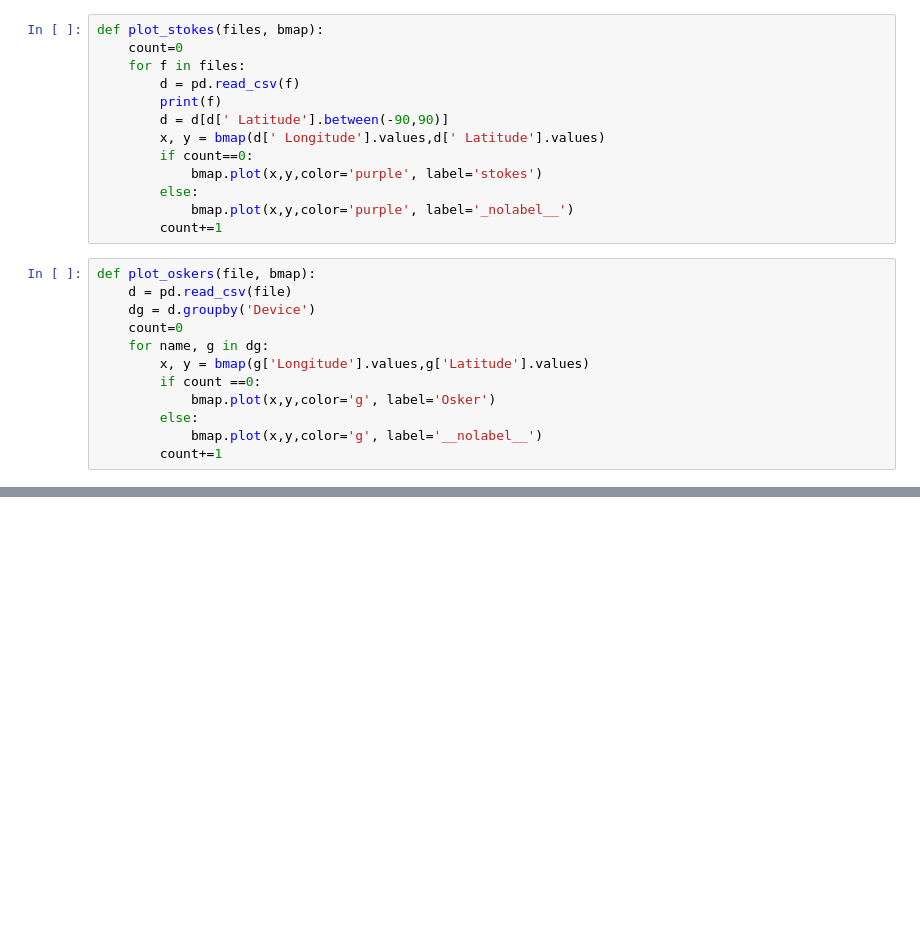
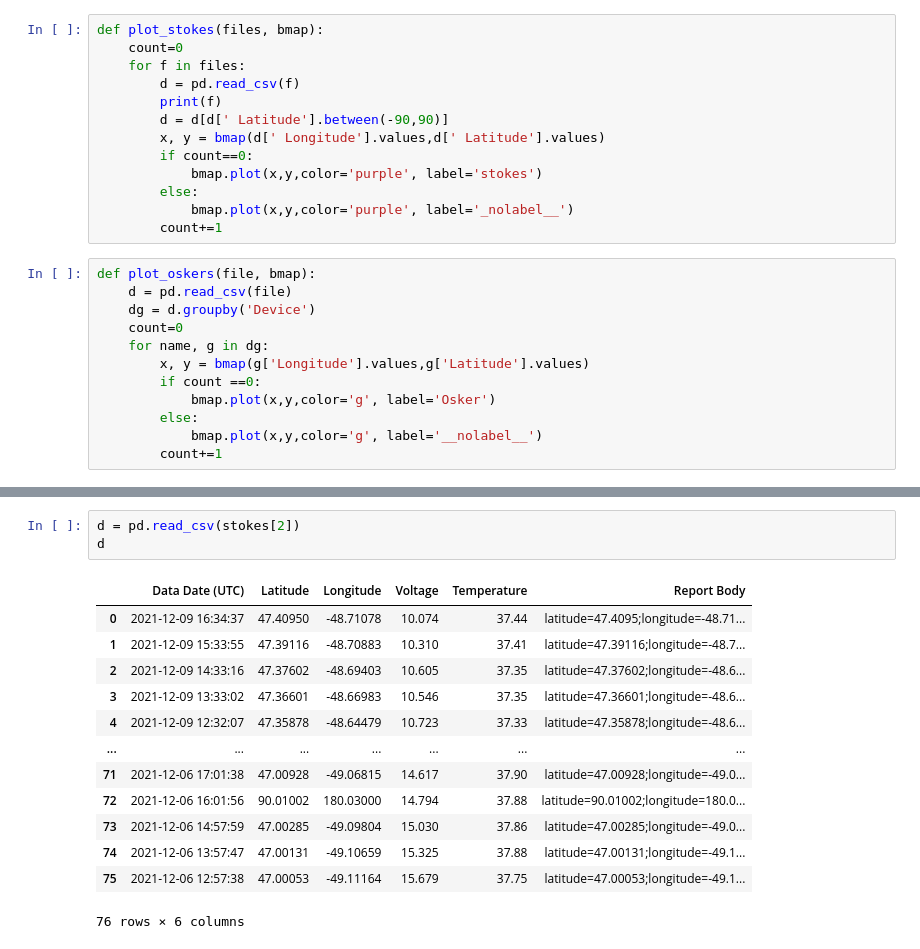
Before and after one commit to nsoontie/ocn_nav, a Jupyter notebook: notebooks/drifters/GrandBanks2021/Nov 2021 Grand Banks Drifters.ipynb, the cells around one changed output, grey strips where cells are left out. Cells and saved outputs as stored; diff of their text form; blank space fills up the shorter version.

```diff
--- a/notebooks/drifters/GrandBanks2021/Nov 2021 Grand Banks Drifters.ipynb
+++ b/notebooks/drifters/GrandBanks2021/Nov 2021 Grand Banks Drifters.ipynb
@@ -106,0 +123,17 @@ data/stokes_DFONL_2021_06-300434065182430-20220211T123036UTC.csv
+# %%
+d = pd.read_csv(stokes[2])
+d
+# %% [output]
+|  | Data Date (UTC) | Latitude | Longitude | Voltage | Temperature | Report Body |
+| 0 | 2021-12-09 16:34:37 | 47.40950 | -48.71078 | 10.074 | 37.44 | latitude=47.4095;longitude=-48.71... |
+| 1 | 2021-12-09 15:33:55 | 47.39116 | -48.70883 | 10.310 | 37.41 | latitude=47.39116;longitude=-48.7... |
+| 2 | 2021-12-09 14:33:16 | 47.37602 | -48.69403 | 10.605 | 37.35 | latitude=47.37602;longitude=-48.6... |
+| 3 | 2021-12-09 13:33:02 | 47.36601 | -48.66983 | 10.546 | 37.35 | latitude=47.36601;longitude=-48.6... |
+| 4 | 2021-12-09 12:32:07 | 47.35878 | -48.64479 | 10.723 | 37.33 | latitude=47.35878;longitude=-48.6... |
+| ... | ... | ... | ... | ... | ... | ... |
+| 71 | 2021-12-06 17:01:38 | 47.00928 | -49.06815 | 14.617 | 37.90 | latitude=47.00928;longitude=-49.0... |
+| 72 | 2021-12-06 16:01:56 | 90.01002 | 180.03000 | 14.794 | 37.88 | latitude=90.01002;longitude=180.0... |
+| 73 | 2021-12-06 14:57:59 | 47.00285 | -49.09804 | 15.030 | 37.86 | latitude=47.00285;longitude=-49.0... |
+| 74 | 2021-12-06 13:57:47 | 47.00131 | -49.10659 | 15.325 | 37.88 | latitude=47.00131;longitude=-49.1... |
+| 75 | 2021-12-06 12:57:38 | 47.00053 | -49.11164 | 15.679 | 37.75 | latitude=47.00053;longitude=-49.1... |
+76 rows × 6 columns
```
Also changed, not shown: parts of 3 cells of this notebook.
